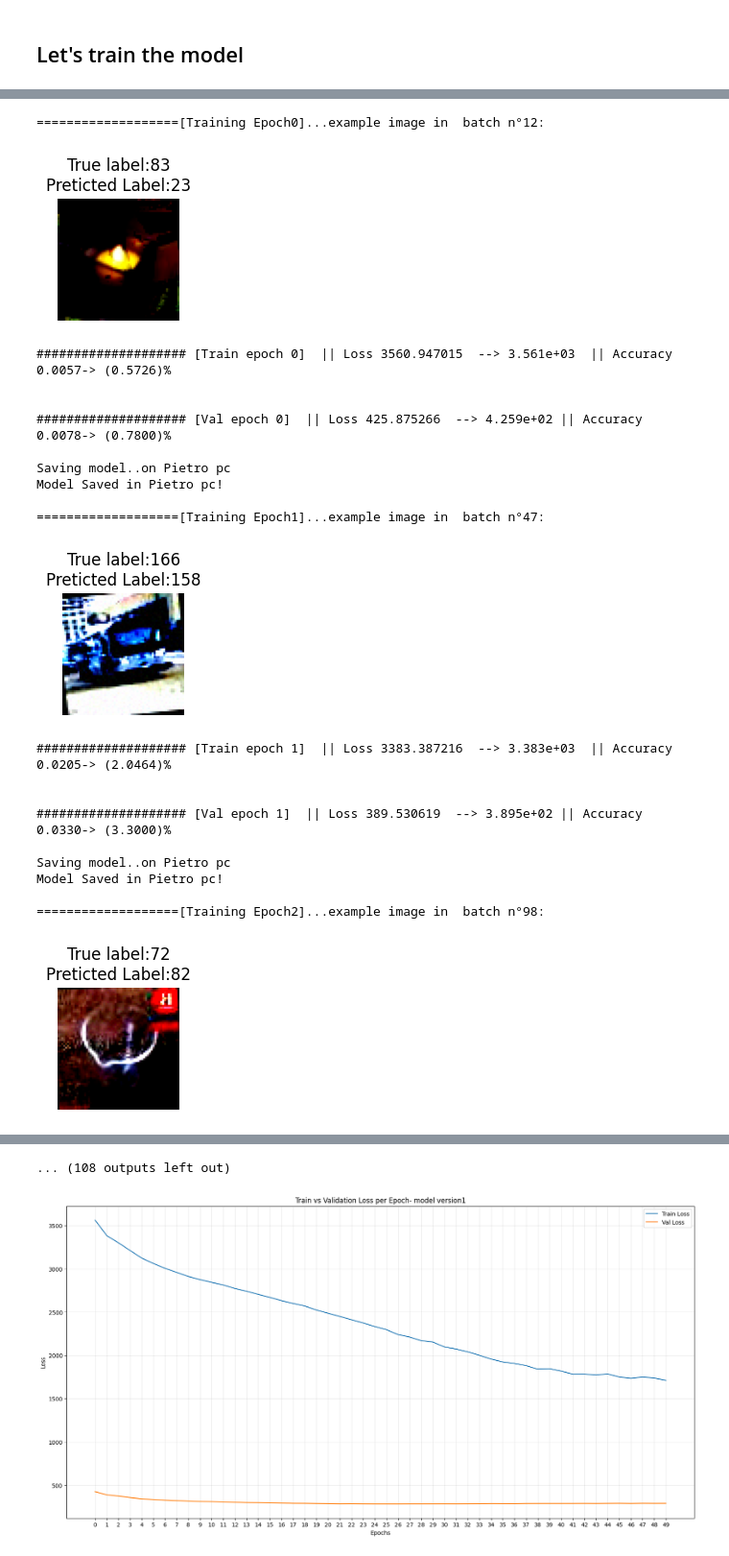
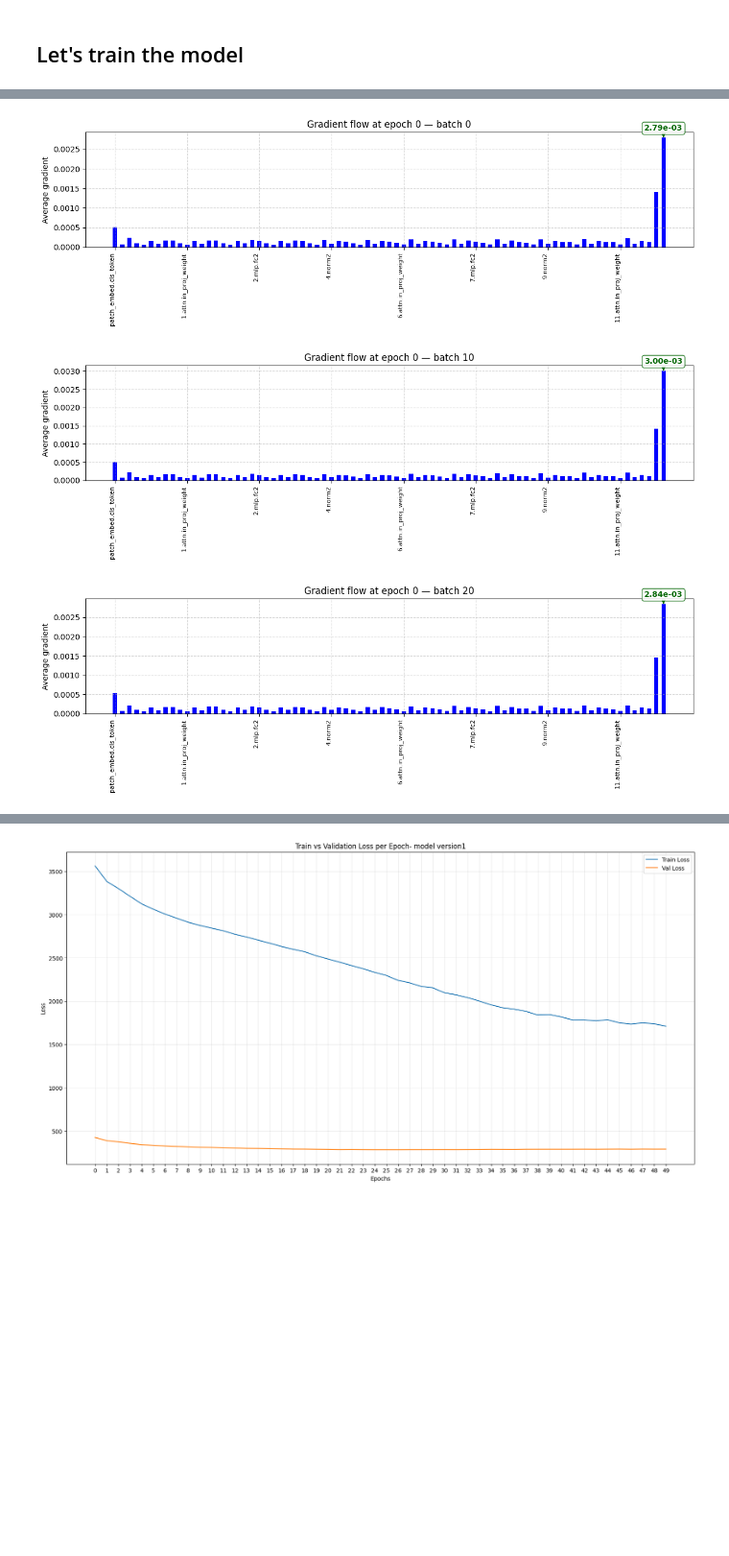
Before and after one commit to Sassotek/Mechanistic-Interpretability-for-Vision-Models-Optimization, a Jupyter notebook: Mechanistic_Interpretability_for_Vision_Models_Optimization_code.ipynb, the cells around one changed output, grey strips where cells are left out. Shown at 96% size. Cells and saved outputs as stored; diff of their text form; code cells hidden in the pictures; blank space fills up the shorter version.

```diff
--- a/Mechanistic_Interpretability_for_Vision_Models_Optimization_code.ipynb
+++ b/Mechanistic_Interpretability_for_Vision_Models_Optimization_code.ipynb
@@ -1190,7 +1190,7 @@ Create tuttecose
 #weight_decay = 0.03
 MLP_DIM = 512
 # %%
-temp_batch_size = 128
+temp_batch_size = 1024
 
 train_dataset = DatasetLoader(data_path, 'train', augmentation=True)
 validation_dataset = DatasetLoader(data_path, 'val', augmentation=False)
@@ -1228,8 +1228,8 @@ apply_stochastic_depth(model_test, drop_prob=0.1)
 loss_val = nn.CrossEntropyLoss()
 loss_train = SoftTargetCrossEntropy()
 #loss_train = nn.CrossEntropyLoss(label_smoothing=label_smoothing)
+num_epochs=2
 
-num_epochs=50
 
 ##aggiornato con model_test
 '''
@@ -1621,8 +1701,8 @@ def validate(model,val_loader,val_loss_list, optimizer,criterion, epoch, acc_lis
 
   # no computation of gradient and no backpropagation, not needed to update weights and optimizer
 
-  with bar_out_val:
-        pbar = tqdm(val_loader, desc=f"Validation epoch {epoch}", leave=True)
+  #with bar_out_val:
+  pbar = tqdm(val_loader, desc=f"Validation epoch {epoch}", leave=True,dynamic_ncols=True)
 
   with torch.no_grad():
     for batch in pbar:
@@ -1690,17 +1770,20 @@ best_train_acc=0.0
 
 ##num epochs spostato su initializzation
 
-bar_out  = Output()
-plot_out = Output()
-bar_out_val  = Output()
-display(bar_out,bar_out_val, plot_out)
+#bar_out  = Output()
+#plot_out = Output()
+#bar_out_val  = Output()
+#display(bar_out,bar_out_val, plot_out)
 
 #display(bar_out_val)
 start_time = time.time()
 
-version=1
+version=2
+
 pth_model = 'model'+str(version)+'_epochs'+str(num_epochs)+'.pth'
 pth_optimizer='optimizer'+str(version)+'_epochs'+str(num_epochs)+'.pth'
+
+
 
 for epoch in  range(num_epochs):
 
@@ -1744,0 +1825,3 @@ print(RED+f"++++++++++Training time: {end-start_time} ++++++++++++++++++++\n")
+[figure, new version]
+[figure, new version]
+[figure, new version]
@@ -1746,22 +1828,0 @@ WARNING:matplotlib.image:Clipping input data to the valid range for imshow with
-===================[Training Epoch0]...example image in  batch n°12:
-[figure, old version]
-#################### [Train epoch 0]  || Loss 3560.947015  --> 3.561e+03  || Accuracy 0.0057-> (0.5726)%
-
-
-#################### [Val epoch 0]  || Loss 425.875266  --> 4.259e+02 || Accuracy 0.0078-> (0.7800)%
-
-Saving model..on Pietro pc
-Model Saved in Pietro pc!
-
-===================[Training Epoch1]...example image in  batch n°47:
-[figure, old version]
-#################### [Train epoch 1]  || Loss 3383.387216  --> 3.383e+03  || Accuracy 0.0205-> (2.0464)%
-
-
-#################### [Val epoch 1]  || Loss 389.530619  --> 3.895e+02 || Accuracy 0.0330-> (3.3000)%
-
-Saving model..on Pietro pc
-Model Saved in Pietro pc!
-
-===================[Training Epoch2]...example image in  batch n°98:
-[figure, old version]
@@ -1778,4 +1829,3 @@ Model Saved in Pietro pc!
-... (108 outputs left out)
 # %%
 #VisionTransformer_ 10.8% LR: 0.#Train and Validation Loss
 
```
Also changed, not shown: parts of 4 cells of this notebook.
